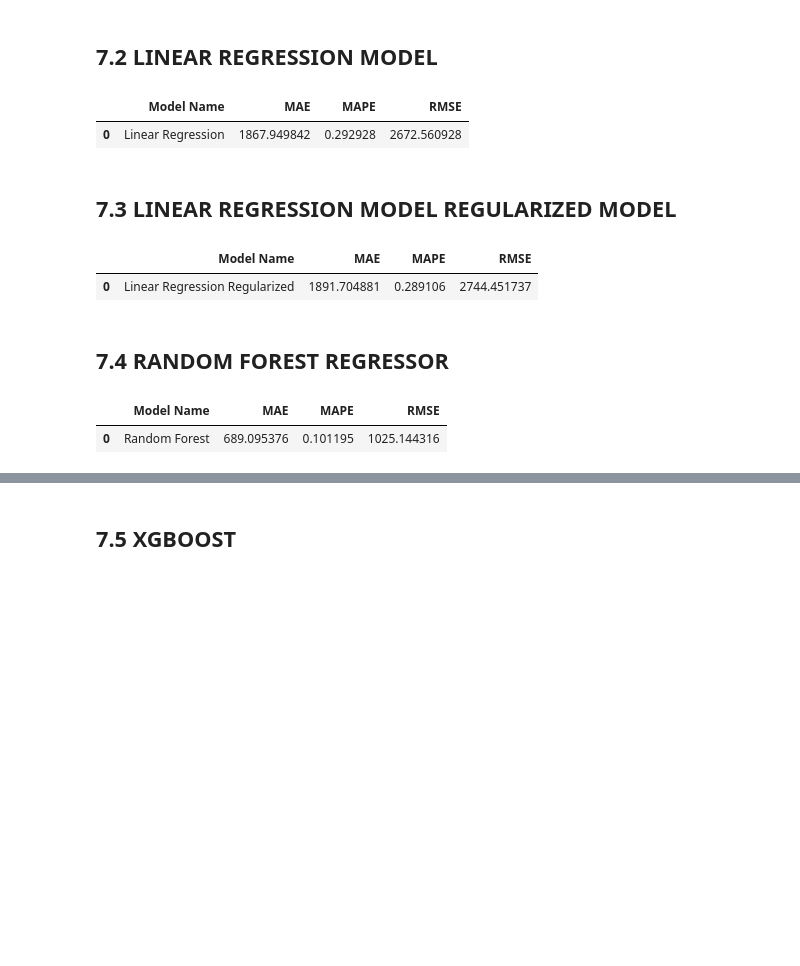
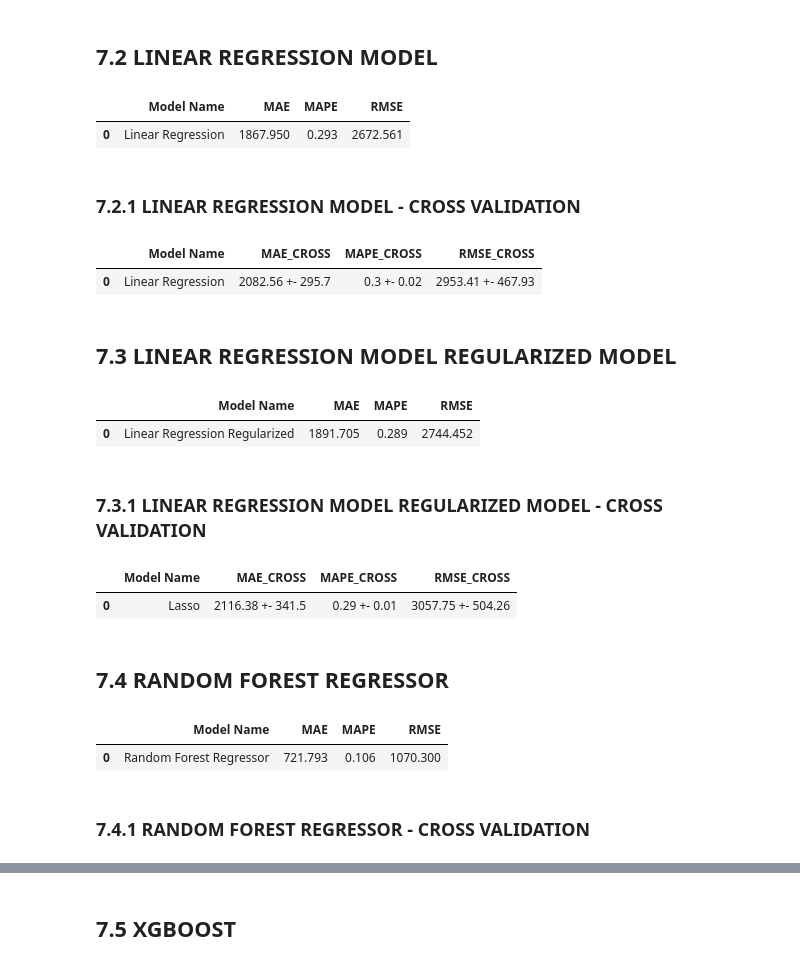
Before and after one commit to 70HNM4C13L/rossmann_store_sales, a Jupyter notebook: m04_01_store-sales_predction.ipynb, the cells around one changed output, grey strips where cells are left out. Saved outputs shown, nothing was run; the diff lists cells and outputs as text; code cells hidden in the pictures; blank space fills up the shorter version.

Commit message:
cross validation done

```diff
--- a/m04_01_store-sales_predction.ipynb
+++ b/m04_01_store-sales_predction.ipynb
@@ -722,15 +745,15 @@ cols_drop = ['week_of_year','day','month','day_of_week','promo_since','competiti
 df6 = df6.drop(cols_drop, axis=1)
 
 # TRAINING DATA SET
-x_train = df6[df6['date'] < '2015-06-19']
-y_train = x_train['sales']
+X_train = df6[df6['date'] < '2015-06-19']
+y_train = X_train['sales']
 
 # TEST DATASET
 x_test = df6[df6['date'] >= '2015-06-19']
 y_test = x_test['sales']
 
-print(f'Training Min date = {x_train["date"].min()}')
-print(f'Training Max date = {x_train["date"].max()}')
+print(f'Training Min date = {X_train["date"].min()}')
+print(f'Training Max date = {X_train["date"].max()}')
 print(f'\nTest Min date = {x_test["date"].min()}')
 print(f'Test Max date = {x_test["date"].max()}')
 # %% [output]
@@ -860,8 +853,11 @@ feat_to_add = ['date', 'sales']
 # %% [markdown]
 # 7.0 MACHINE LEARNING MODELLING
 # %%
-x_train = x_train[cols_selected_boruta]
+x_train = X_train[cols_selected_boruta]
 x_test = x_test[cols_selected_boruta]
+
+# Time series Data Preparation
+x_training = X_train[cols_selected_boruta_full]
 # %% [markdown]
 ## 7.1 AVERAGE MODEL
 # %%
@@ -894,7 +890,21 @@ lr_result = ml_error('Linear Regression',np.expm1(y_test), np.expm1(yhat_lr))
 lr_result
 # %% [output]
 |  | Model Name | MAE | MAPE | RMSE |
-| 0 | Linear Regression | 1867.949842 | 0.292928 | 2672.560928 |
+| 0 | Linear Regression | 1867.950 | 0.293 | 2672.561 |
+# %% [markdown]
+### 7.2.1 LINEAR REGRESSION MODEL - CROSS VALIDATION
+# %%
+#model
+model = LinearRegression()
+
+# Cross Validation
+lr_cross = cross_validation(x_training,5, 'Linear Regression',model)
+
+#result
+lr_cross
+# %% [output]
+|  | Model Name | MAE_CROSS | MAPE_CROSS | RMSE_CROSS |
+| 0 | Linear Regression | 2082.56 +- 295.7 | 0.3 +- 0.02 | 2953.41 +- 467.93 |
 # %% [markdown]
 ## 7.3 LINEAR REGRESSION MODEL REGULARIZED MODEL
 # %%
@@ -910,19 +920,35 @@ lrr_result = ml_error('Linear Regression Regularized',np.expm1(y_test), np.expm1
 lrr_result
 # %% [output]
 |  | Model Name | MAE | MAPE | RMSE |
-| 0 | Linear Regression Regularized | 1891.704881 | 0.289106 | 2744.451737 |
+| 0 | Linear Regression Regularized | 1891.705 | 0.289 | 2744.452 |
+# %% [markdown]
+### 7.3.1 LINEAR REGRESSION MODEL REGULARIZED MODEL - CROSS VALIDATION
+# %%
+#model
+model = Lasso(alpha = 0.01)
+
+# Cross Validation
+lrr_cross = cross_validation(x_training,5, 'Lasso',model)
+
+#result
+lrr_cross
+# %% [output]
+|  | Model Name | MAE_CROSS | MAPE_CROSS | RMSE_CROSS |
+| 0 | Lasso | 2116.38 +- 341.5 | 0.29 +- 0.01 | 3057.75 +- 504.26 |
 # %% [markdown]
 ## 7.4 RANDOM FOREST REGRESSOR
 # %%
 # model
-rf = RandomForestRegressor (n_estimators= 30, n_jobs = -1, random_state = 42).fit(x_train, y_train)
+rf = RandomForestRegressor (n_estimators= 10, n_jobs = -1, random_state = 42).fit(x_train, y_train)
 
 # prediction
 yhat_rf = rf.predict(x_test)
 
 # performance
-rf_result = ml_error('Random Forest', np.expm1(y_test), np.expm1(yhat_rf))
+rf_result = ml_error('Random Forest Regressor', np.expm1(y_test), np.expm1(yhat_rf))
 rf_result
 # %% [output]
 |  | Model Name | MAE | MAPE | RMSE |
-| 0 | Random Forest | 689.095376 | 0.101195 | 1025.144316 |
+| 0 | Random Forest Regressor | 721.793 | 0.106 | 1070.300 |
+# %% [markdown]
+### 7.4.1 RANDOM FOREST REGRESSOR - CROSS VALIDATION
```
Also changed, not shown: parts of 24 cells of this notebook.
